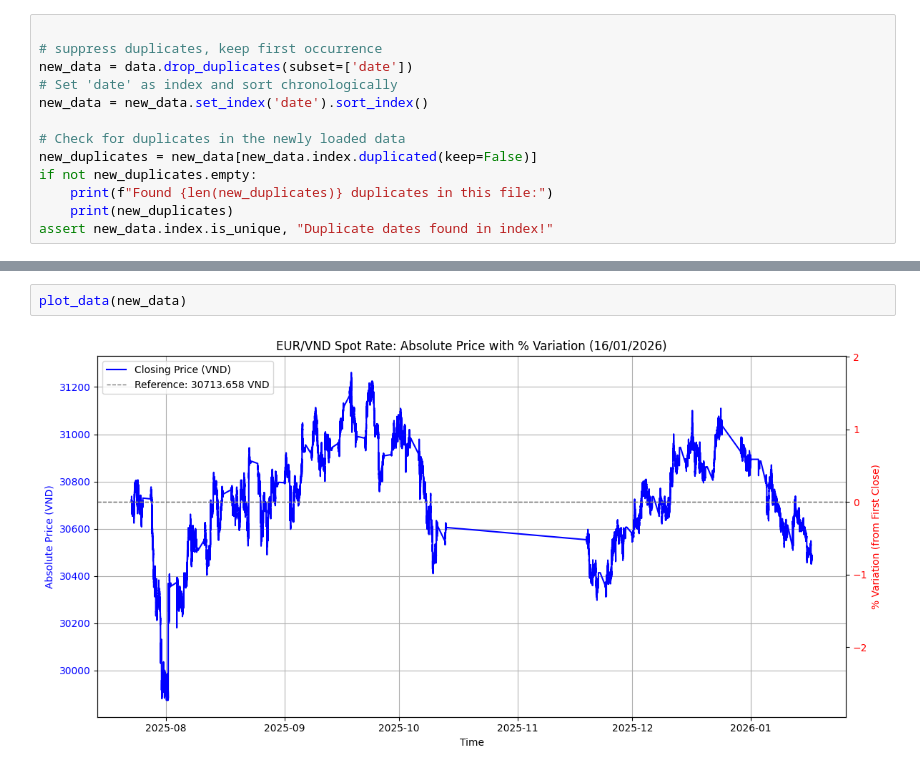
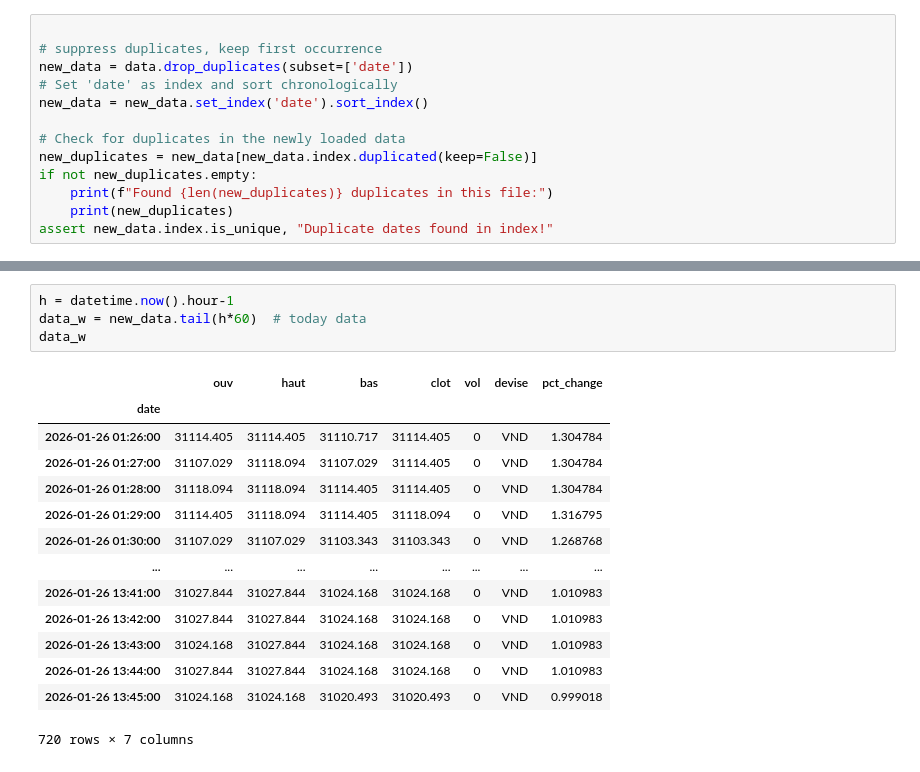
Before and after one commit to jdavid54/jupyter_notebooks2, a Jupyter notebook: eur_vnd_var_data.ipynb, the cells around one changed output, grey strips where cells are left out. Saved outputs shown, nothing was run; the diff lists cells and outputs as text.

```diff
--- a/eur_vnd_var_data.ipynb
+++ b/eur_vnd_var_data.ipynb
@@ -919,4 +924,19 @@ new_data
 # %%
-plot_data(new_data)
+h = datetime.now().hour-1
+data_w = new_data.tail(h*60)  # today data
+data_w
 # %% [output]
-[figure, removed]
+|  | ouv | haut | bas | clot | vol | devise | pct_change |
+| date |  |  |  |  |  |  |  |
+| 2026-01-26 01:26:00 | 31114.405 | 31114.405 | 31110.717 | 31114.405 | 0 | VND | 1.304784 |
+| 2026-01-26 01:27:00 | 31107.029 | 31118.094 | 31107.029 | 31114.405 | 0 | VND | 1.304784 |
+| 2026-01-26 01:28:00 | 31118.094 | 31118.094 | 31114.405 | 31114.405 | 0 | VND | 1.304784 |
+| 2026-01-26 01:29:00 | 31114.405 | 31118.094 | 31114.405 | 31118.094 | 0 | VND | 1.316795 |
+| 2026-01-26 01:30:00 | 31107.029 | 31107.029 | 31103.343 | 31103.343 | 0 | VND | 1.268768 |
+| ... | ... | ... | ... | ... | ... | ... | ... |
+| 2026-01-26 13:41:00 | 31027.844 | 31027.844 | 31024.168 | 31024.168 | 0 | VND | 1.010983 |
+| 2026-01-26 13:42:00 | 31027.844 | 31027.844 | 31024.168 | 31024.168 | 0 | VND | 1.010983 |
+| 2026-01-26 13:43:00 | 31024.168 | 31027.844 | 31024.168 | 31024.168 | 0 | VND | 1.010983 |
+| 2026-01-26 13:44:00 | 31027.844 | 31027.844 | 31024.168 | 31024.168 | 0 | VND | 1.010983 |
+| 2026-01-26 13:45:00 | 31024.168 | 31024.168 | 31020.493 | 31020.493 | 0 | VND | 0.999018 |
+720 rows × 7 columns
```
Also changed, not shown: parts of 40 cells of this notebook, 5 other files.
